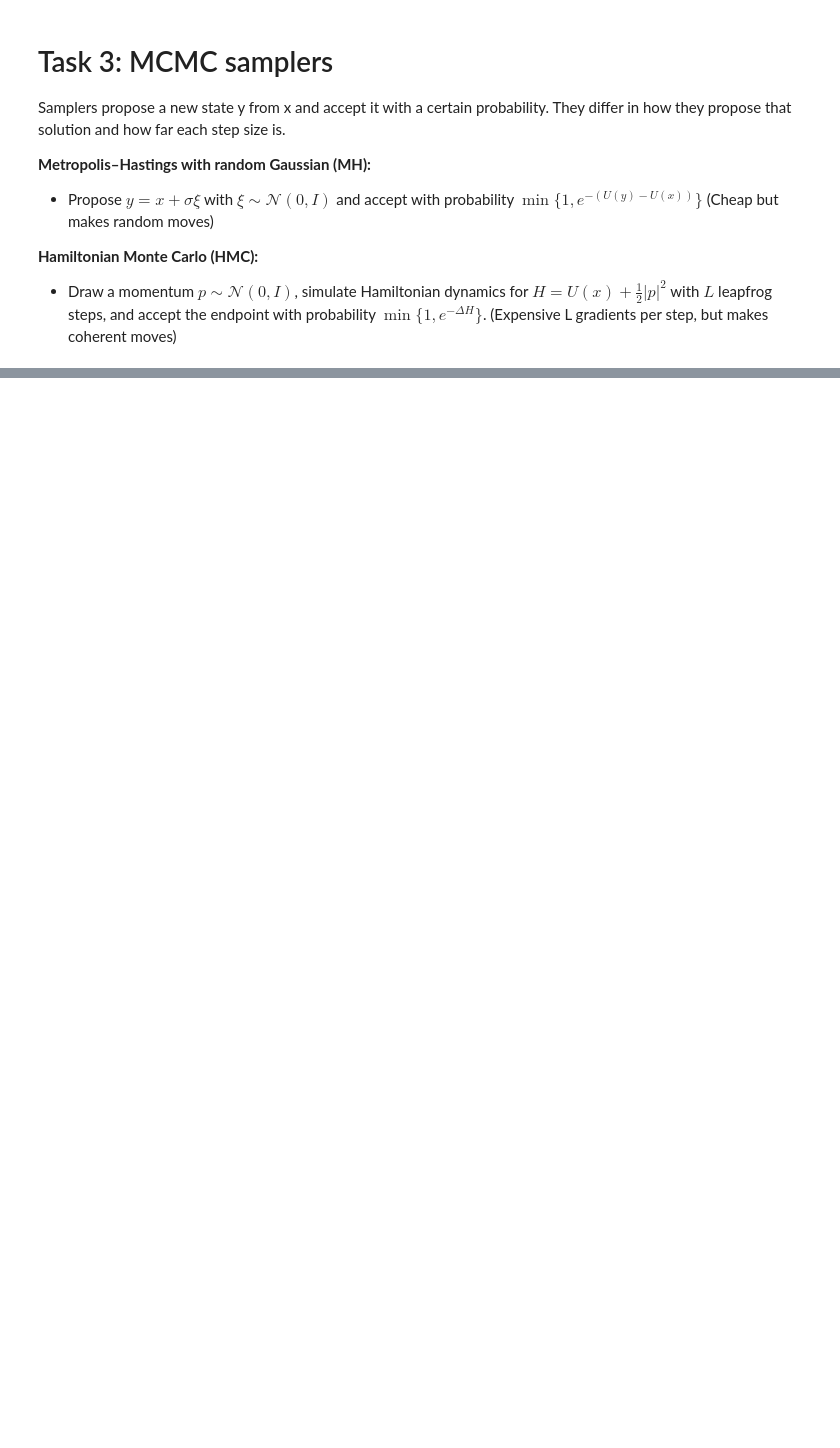
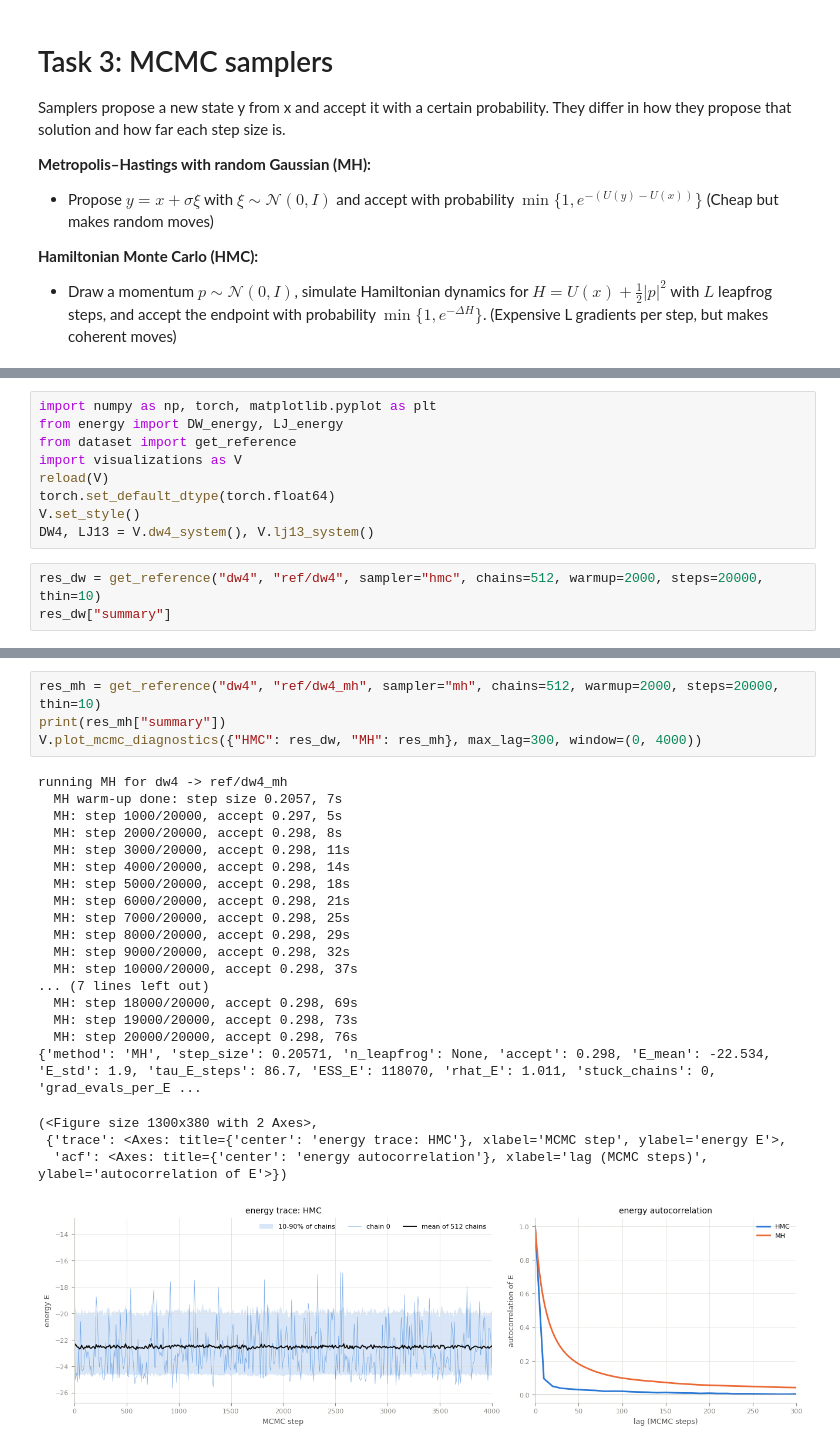
Before and after one commit to AwsamAgbarya/AdjointSampling, a Jupyter notebook: testing.ipynb, the cells around one changed output, grey strips where cells are left out. Drawn from its saved outputs; the diff is of its cells as text; blank space fills up the shorter version.

```diff
--- a/testing.ipynb
+++ b/testing.ipynb
@@ -299,0 +108,12 @@ Result_json["samples"].shape
+# %%
+import numpy as np, torch, matplotlib.pyplot as plt
+from energy import DW_energy, LJ_energy
+from dataset import get_reference
+import visualizations as V
+reload(V)
+torch.set_default_dtype(torch.float64)
+V.set_style()
+DW4, LJ13 = V.dw4_system(), V.lj13_system()
+# %%
+res_dw = get_reference("dw4", "ref/dw4", sampler="hmc", chains=512, warmup=2000, steps=20000, thin=10)
+res_dw["summary"]
@@ -299,0 +153,26 @@ Result_json["samples"].shape
+# %%
+res_mh = get_reference("dw4", "ref/dw4_mh", sampler="mh", chains=512, warmup=2000, steps=20000, thin=10)
+print(res_mh["summary"])
+V.plot_mcmc_diagnostics({"HMC": res_dw, "MH": res_mh}, max_lag=300, window=(0, 4000))
+# %% [output]
+running MH for dw4 -> ref/dw4_mh
+  MH warm-up done: step size 0.2057, 7s
+  MH: step 1000/20000, accept 0.297, 5s
+  MH: step 2000/20000, accept 0.298, 8s
+  MH: step 3000/20000, accept 0.298, 11s
+  MH: step 4000/20000, accept 0.298, 14s
+  MH: step 5000/20000, accept 0.298, 18s
+  MH: step 6000/20000, accept 0.298, 21s
+  MH: step 7000/20000, accept 0.298, 25s
+  MH: step 8000/20000, accept 0.298, 29s
+  MH: step 9000/20000, accept 0.298, 32s
+  MH: step 10000/20000, accept 0.298, 37s
+... (7 lines left out)
+  MH: step 18000/20000, accept 0.298, 69s
+  MH: step 19000/20000, accept 0.298, 73s
+  MH: step 20000/20000, accept 0.298, 76s
+{'method': 'MH', 'step_size': 0.20571, 'n_leapfrog': None, 'accept': 0.298, 'E_mean': -22.534, 'E_std': 1.9, 'tau_E_steps': 86.7, 'ESS_E': 118070, 'rhat_E': 1.011, 'stuck_chains': 0, 'grad_evals_per_E ...
+(<Figure size 1300x380 with 2 Axes>,
+ {'trace': <Axes: title={'center': 'energy trace: HMC'}, xlabel='MCMC step', ylabel='energy E'>,
+  'acf': <Axes: title={'center': 'energy autocorrelation'}, xlabel='lag (MCMC steps)', ylabel='autocorrelation of E'>})
+[figure, added]
```
Also changed, not shown: parts of 20 cells of this notebook, 4 other files.
